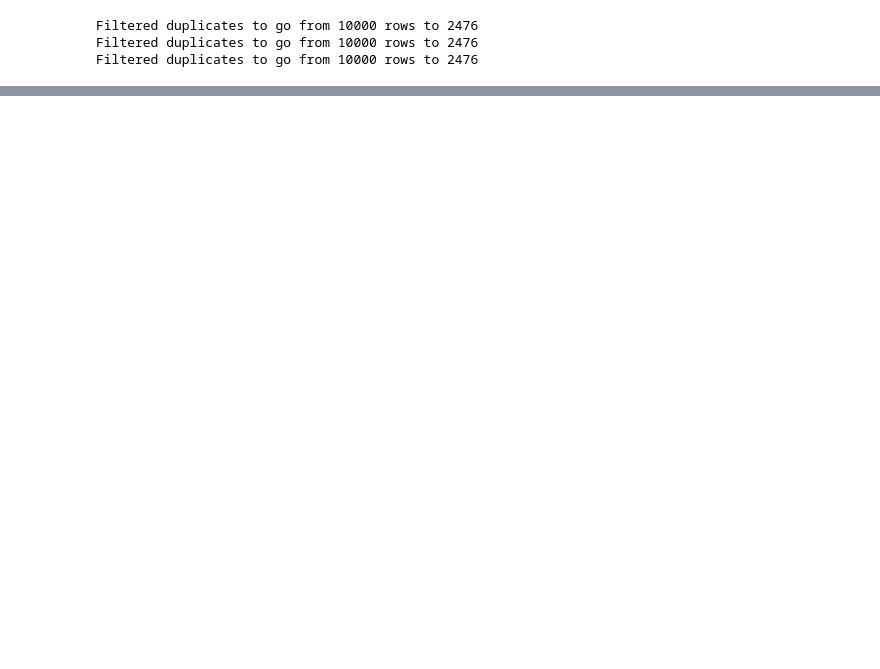
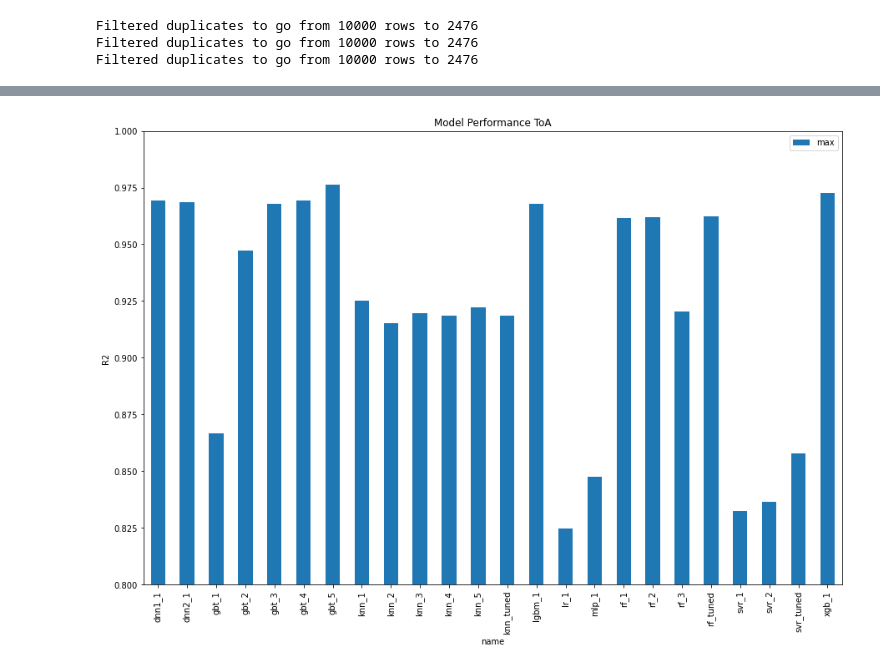
Before and after one commit to brdoney/TOP500-machine-learning, a Jupyter notebook: results_toa.ipynb, the cells around one changed output, grey strips where cells are left out. Cells and saved outputs as stored; diff of their text form; code cells hidden in the pictures; blank space fills up the shorter version.

Commit message:
Use sklearn CV function in ToA

```diff
--- a/results_toa.ipynb
+++ b/results_toa.ipynb
@@ -47,45 +35,43 @@ Unknown processor: 'Xeon EM64T', full name: 'Xeon EM64T  3.60GHz' @ Thunderbird,
 datasets = {}
 for scaler_name, scaler in scalers.items():
     data = DataCleaner(scaler, dep_var).fit_transform(combined_data.copy())
-
-    non_holdout, holdout = train_test_random(data, 0.1)
-    train, test = train_test_random(non_holdout, 0.1)
+    data = data.drop(columns="Date")
 
     if use_crossval:
         # We'll do splits later
         datasets[scaler_name] = data
     else:
         # Do splits for all data
+        non_holdout, holdout = train_test_random(data, 0.1)
+        train, test = train_test_random(non_holdout, 0.1)
         datasets[scaler_name] = split_x_y([train, test, holdout], dep_var)
 # %% [output]
 Filtered duplicates to go from 10000 rows to 2476
 Filtered duplicates to go from 10000 rows to 2476
 Filtered duplicates to go from 10000 rows to 2476
 # %%
+from sklearn.model_selection import cross_val_score
+from tqdm.notebook import tqdm
+
 if use_crossval:
-    results = pd.DataFrame(columns=["name", "scaler", "avg r2"])
+    results = pd.DataFrame(columns=["name", "scaler", "r2", "std", "min", "max"])
 else:
     results = pd.DataFrame(columns=["name", "scaler", "r2", "mae", "mape", "mse"])
 
-for model_name, model in models.items():
+for model_name, model in tqdm(models.items()):
     print(model_name)
     for scaler_name in scalers.keys():
         if use_crossval:
-            all_r2 = []
-            for i in range(20):
-                train, test = train_test_random(datasets[scaler_name], 0.1)
-                (train_X, train_y), (test_X, test_y) = split_x_y([train, test], dep_var)
-                model.fit(train_X, train_y)
-
-                pred_y = model.predict(test_X)
-                result = calc_stats(test_y, pred_y, print_res=False)
-                result = cast(Dict[str, Any], result)
-                all_r2.append(result["r2"])
-
+            data = datasets[scaler_name]
+            [(X, y)] = split_x_y([data], dep_var)
+            scores: np.ndarray = cross_val_score(model, X, y, scoring="r2", cv=20)
             result = {
                 "name": model_name,
                 "scaler": scaler_name,
-                "avg r2": np.average(all_r2)
+                "r2": scores.mean(),
+                "std": scores.std(),
+                "min": scores.min(),
+                "max": scores.max()
             }
         else:
             train, test, holdout = datasets[scaler_name]
@@ -125,4 +114,5 @@ results.to_csv("out/all_results_toa.csv")
 # %%
 # Take only the maximum scaler config for each model
-max_indices = results.groupby(["name"])["r2"].idxmax()
+max_indices = results.groupby(["name"])["max"].idxmax()
 maximums = results.loc[max_indices]
+maximums.sort_values(by="max", ascending=False)
@@ -130,0 +137,5 @@ maximums.to_csv("out/best_results_toa.csv")
+# %%
+axis = maximums.plot.bar(x="name", y="max", figsize=(
+    15, 10), ylabel="R2", ylim=(0.8, 1), title="Model Performance ToA")
+# %% [output]
+[figure, added]
```
Also changed, not shown: parts of 7 cells of this notebook.
